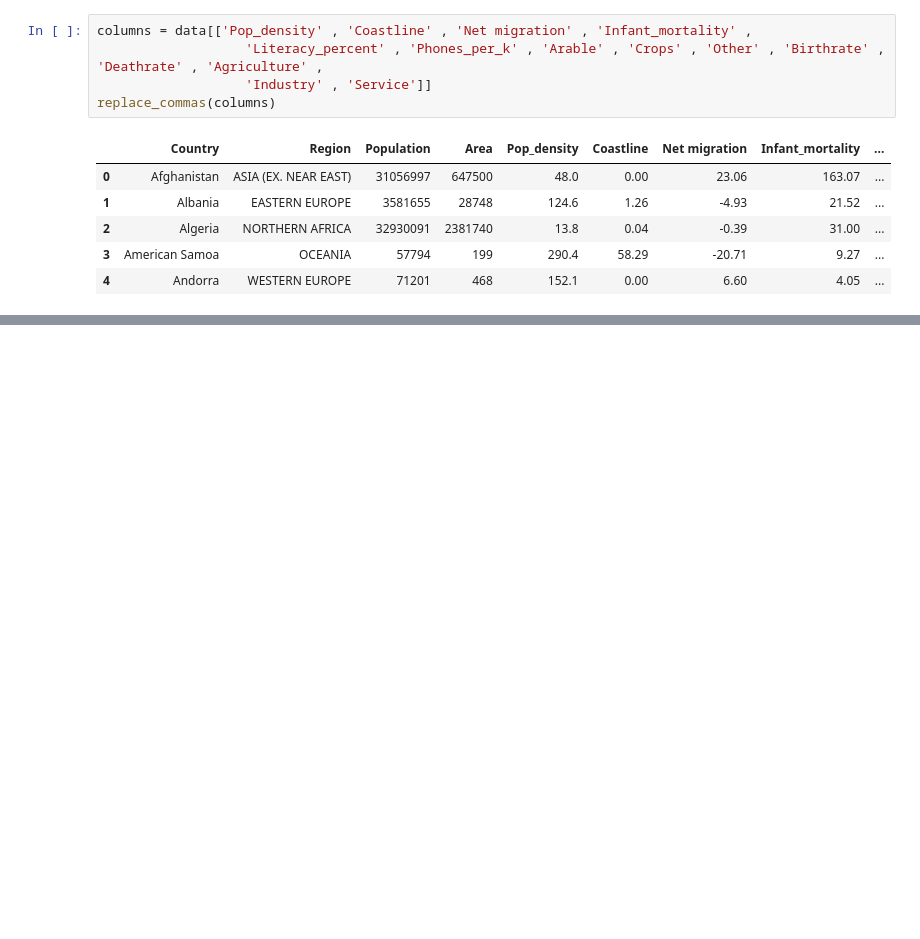
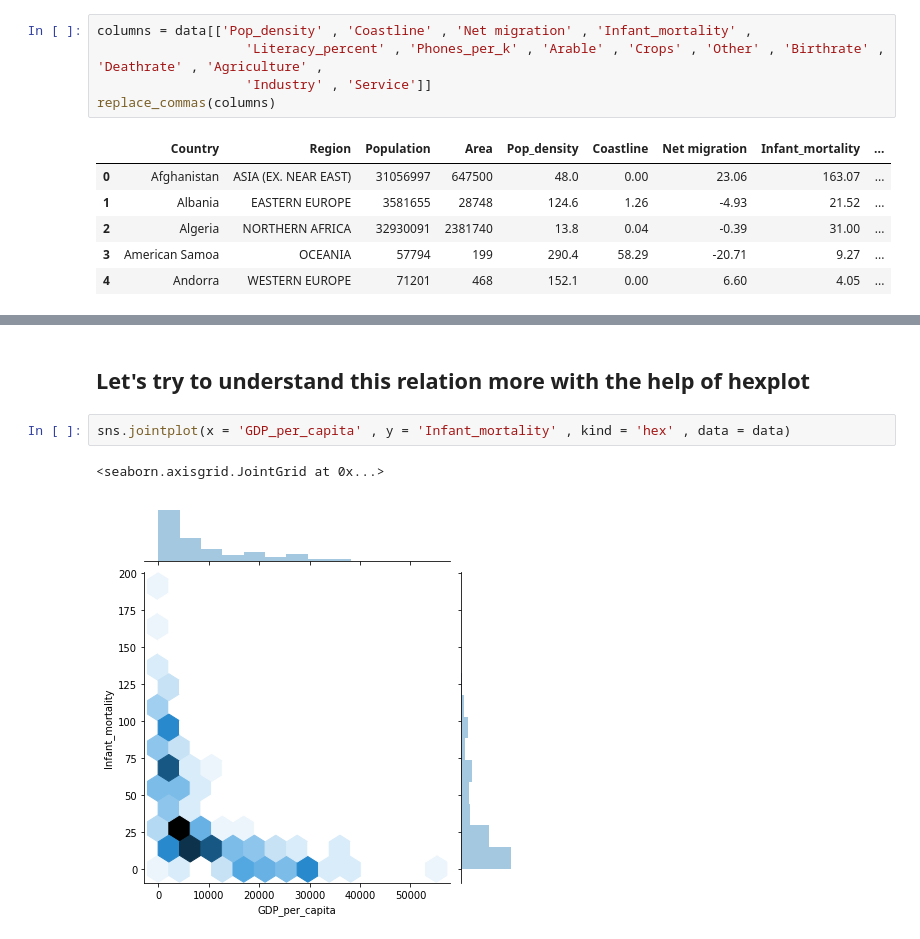
Before and after one commit to karansp/Hello-World, a Jupyter notebook: Data Analysis (countries of the world).ipynb, the cells around one changed output, grey strips where cells are left out. Drawn from its saved outputs; the diff is of its cells as text; blank space fills up the shorter version.

```diff
--- a/Data Analysis (countries of the world).ipynb
+++ b/Data Analysis (countries of the world).ipynb
@@ -157,0 +209,7 @@ replace_commas(columns)
+# %% [markdown]
+## Let's try to understand this relation more with the help of hexplot
+# %%
+sns.jointplot(x = 'GDP_per_capita' , y = 'Infant_mortality' , kind = 'hex' , data = data)
+# %% [output]
+<seaborn.axisgrid.JointGrid at 0x...>
+[figure, added]
```
Also changed, not shown: parts of 15 cells of this notebook.
